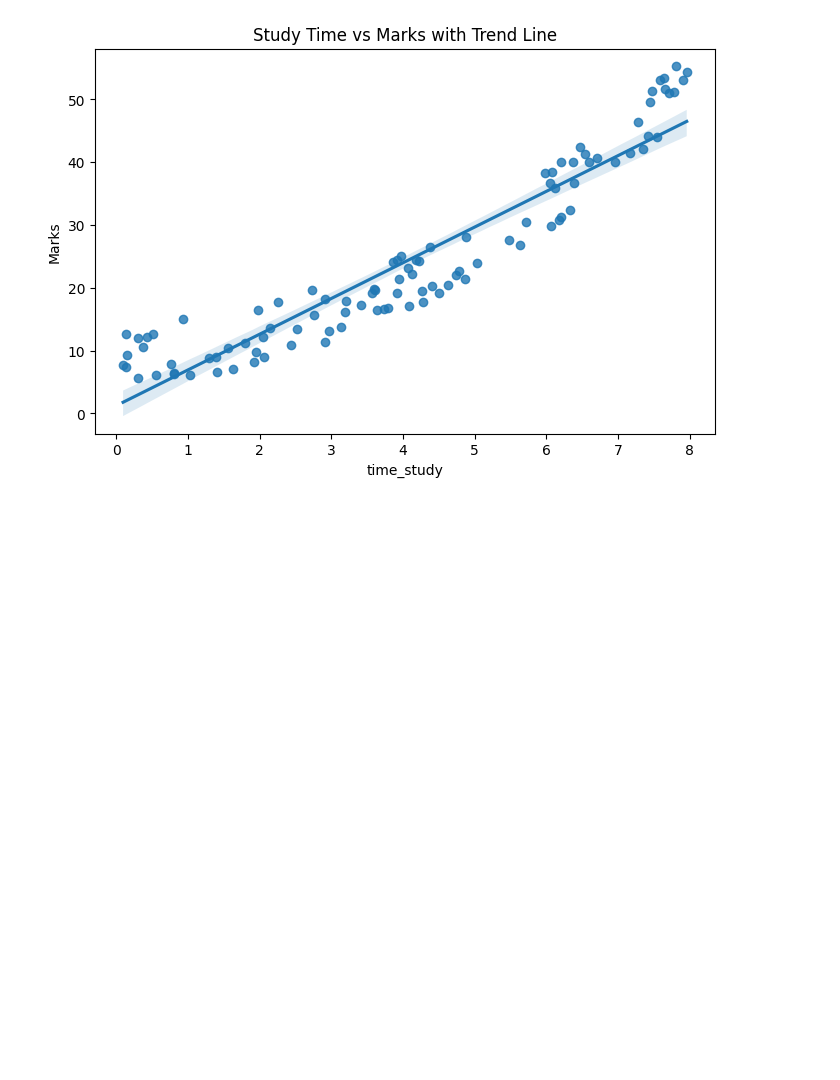
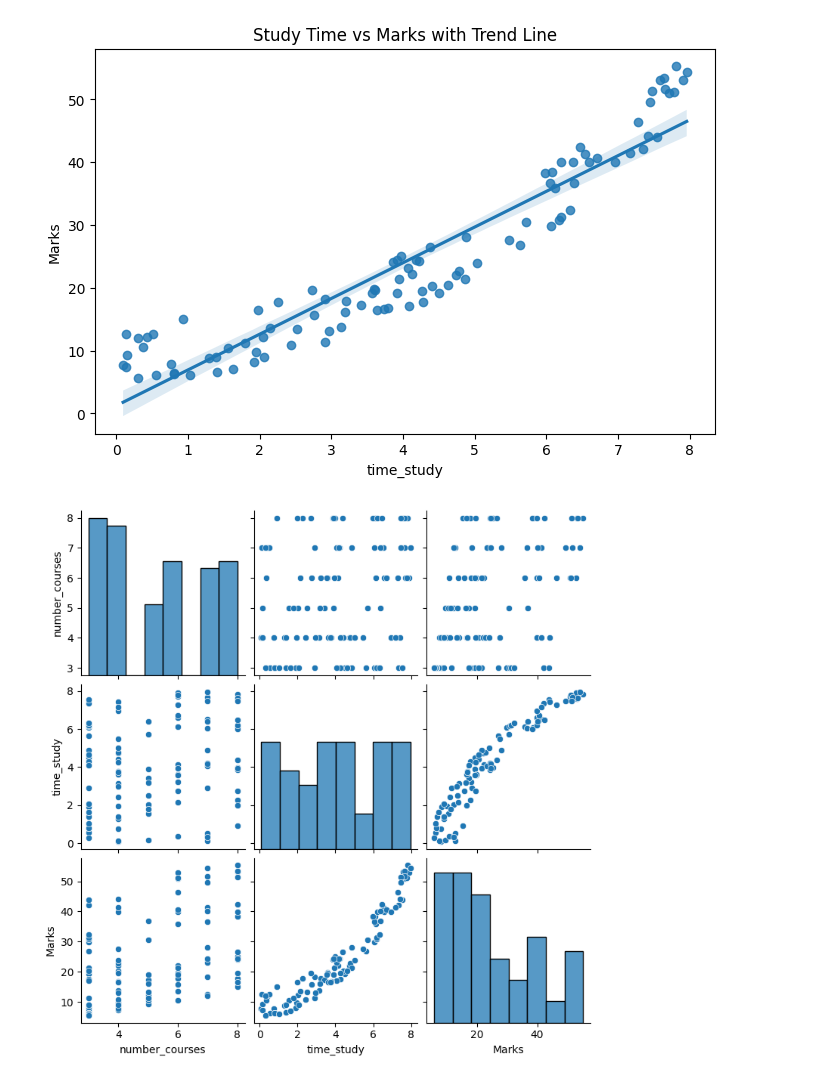
Before and after one commit to Shrajal-sahu-18/Data_Visulization, a Jupyter notebook: student_data.ipynb, the cells around one changed output. Cells and saved outputs as stored; diff of their text form; code cells hidden in the pictures; blank space fills up the shorter version.

```diff
--- a/student_data.ipynb
+++ b/student_data.ipynb
@@ -60,3 +60,8 @@ plt.title("Study Time vs Marks with Trend Line")
 plt.show()
 # %% [output]
 [figure]
+# %%
+sns.pairplot(df)
+plt.show()
+# %% [output]
+[figure, added]
```
Also changed, not shown: parts of 1 cell of this notebook.
